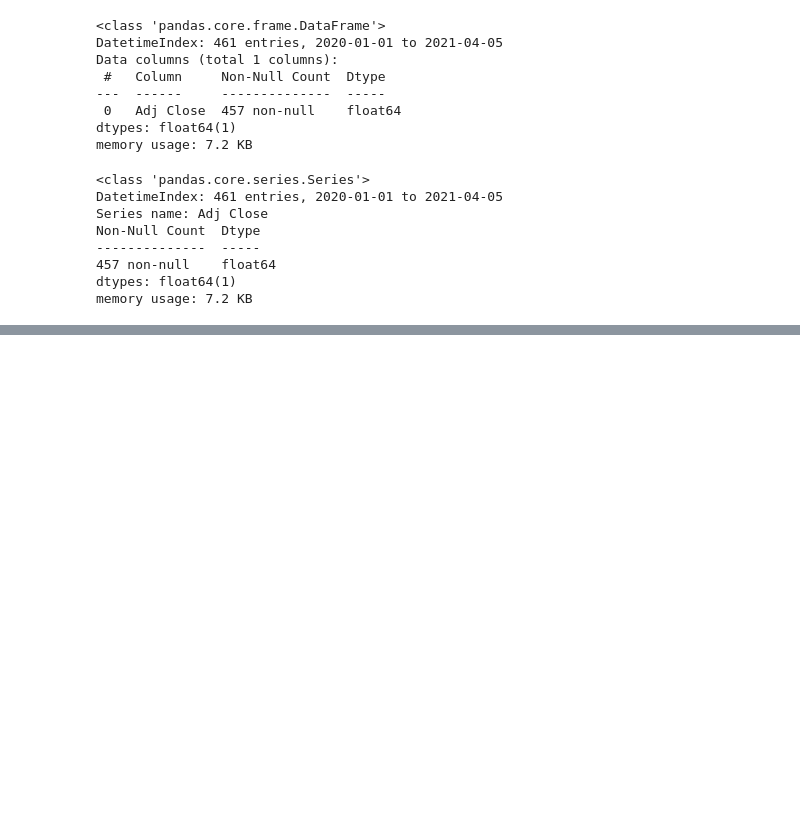
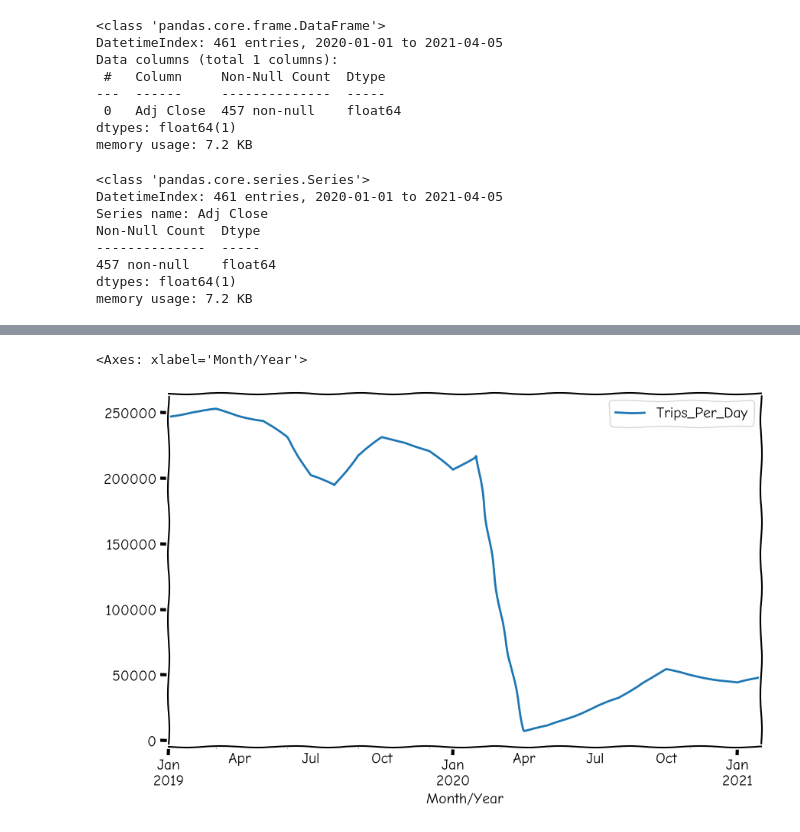
Before and after one commit to cenkt/EffectivePandasBook, a Jupyter notebook: timeseriesP.ipynb, the cells around one changed output, grey strips where cells are left out. Drawn from its saved outputs; the diff is of its cells as text; code cells hidden in the pictures; blank space fills up the shorter version.

```diff
--- a/timeseriesP.ipynb
+++ b/timeseriesP.ipynb
@@ -66,0 +95,3 @@ Name: Adj Close, Length: 461, dtype: float64
+# %%
+NYCabRaw = pd.read_csv("data_reports_monthly.csv") #, parse_dates=['Date'], index_col="Date")
+NYCabRaw
@@ -66,0 +128,4 @@ Name: Adj Close, Length: 461, dtype: float64
+# %%
+NYCabRaw_small = NYCabRaw.loc[:,["Month/Year","License Class","               Trips Per Day               "]]
+NYCabRaw_small = NYCabRaw_small.rename(columns={"License Class":"License_Class","               Trips Per Day               ":"Trips_Per_Day"})
+NYCabRaw_small
@@ -66,0 +146,7 @@ Name: Adj Close, Length: 461, dtype: float64
+# %%
+NYCabRaw_small["Trips_Per_Day"] = NYCabRaw["               Trips Per Day               "].str.replace(",","").astype("int")
+NYCabRaw_small["Month/Year"] = pd.to_datetime(NYCabRaw["Month/Year"], format='%Y-%m')
+NYCabRaw_small.index = NYCabRaw_small["Month/Year"]
+NYCabRaw_small.drop(columns="Month/Year", inplace=True)
+NYCabRaw_yellow = NYCabRaw_small[NYCabRaw_small.License_Class == "Yellow"]
+NYCabRaw_yellow
@@ -66,0 +168,5 @@ Name: Adj Close, Length: 461, dtype: float64
+# %%
+NYCabRaw_yellow["2019-01-01":"2021-02-01"].plot()
+# %% [output]
+<Axes: xlabel='Month/Year'>
+[figure, added]
```
Also changed, not shown: parts of 11 cells of this notebook, 2 other files.
